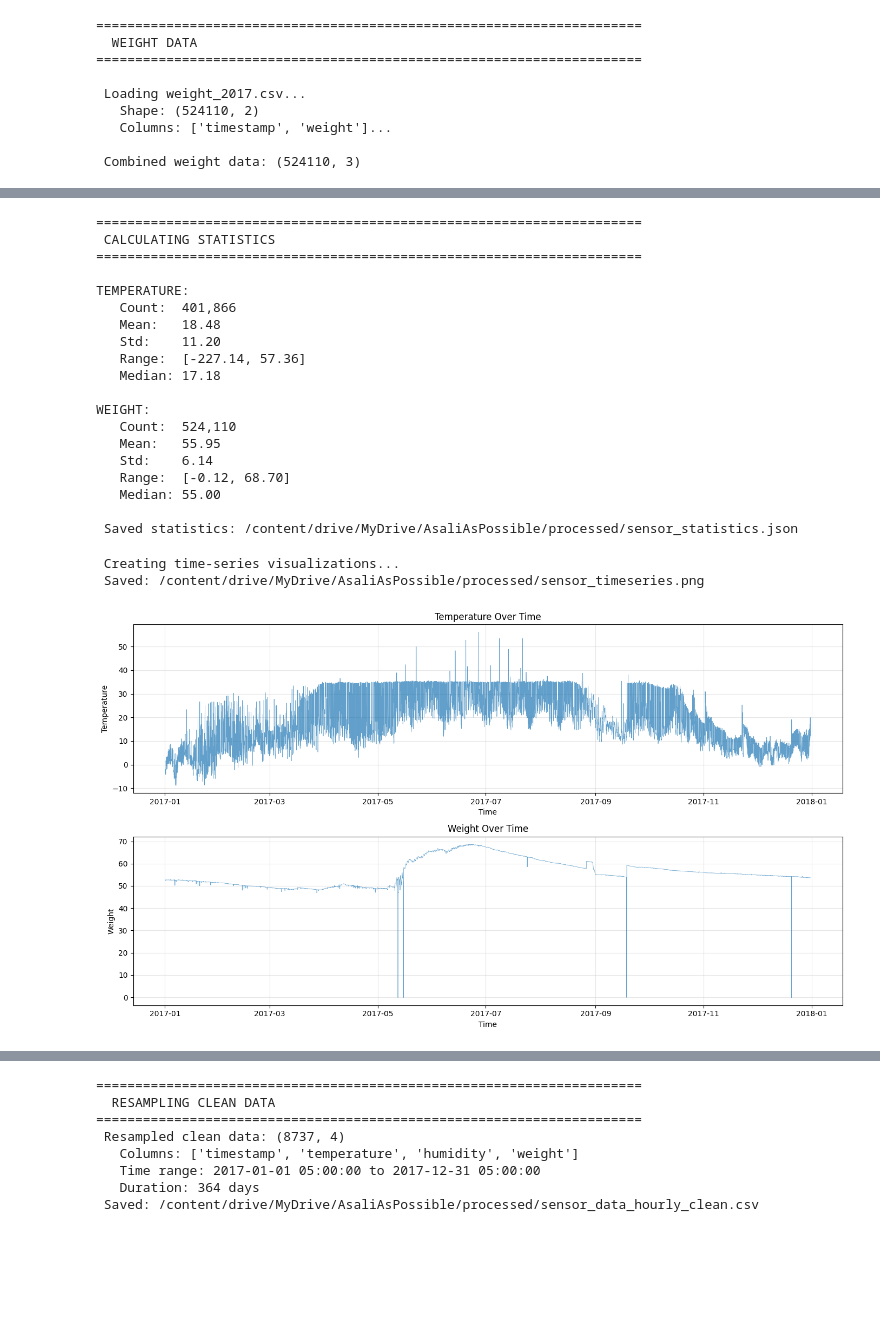
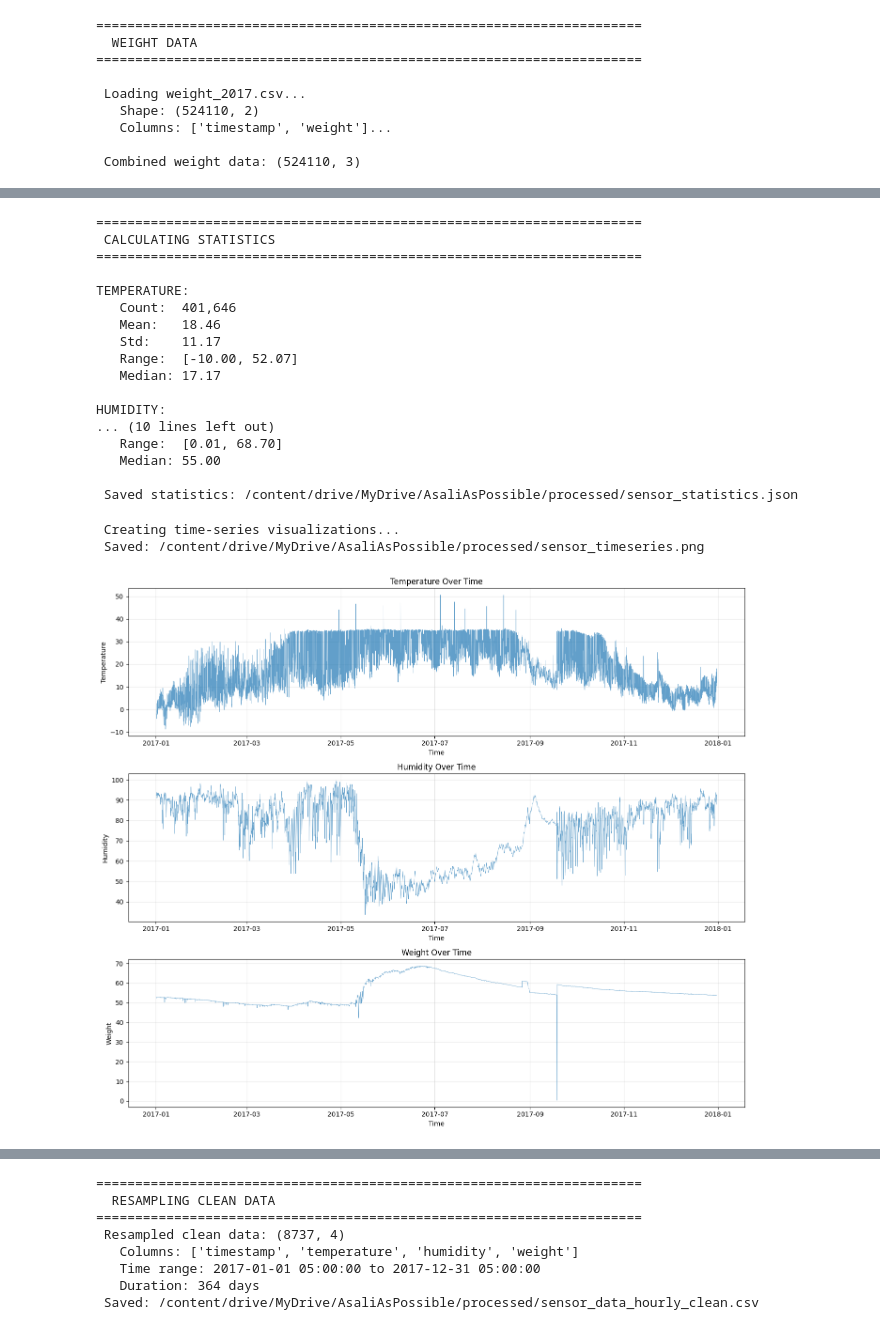
Before and after one commit to RainiBenaiah/Smart-beehive-prototype, a Jupyter notebook: AsaliAsPossible.ipynb, the cells around one changed output, grey strips where cells are left out. Saved outputs shown, nothing was run; the diff lists cells and outputs as text; code cells hidden in the pictures; blank space fills up the shorter version.

```diff
--- a/AsaliAsPossible.ipynb
+++ b/AsaliAsPossible.ipynb
@@ -1237,7 +1235,7 @@ Num GPUs Available: 1
 print("\n Starting training...")
 print(f"{'='*70}")
 
-EPOCHS = 5 #the 5 is for the Purposes of presentation)I have tried with 50 epochs took 2 days due to size of the data,
+EPOCHS = 50 #the 5 is for the Purposes of presentation)I have tried with 50 epochs took 2 days due to size of the data,
 
 history = model.fit(
     train_gen,
@@ -2067,8 +2065,8 @@ print('='*70)
 
 statistics = {}
 
-for sensor_type in df_sensors['sensor_type'].unique():
-    sensor_data = df_sensors[df_sensors['sensor_type'] == sensor_type]['value']
+for sensor_type in df_sensors_clean['sensor_type'].unique():
+    sensor_data = df_sensors_clean[df_sensors_clean['sensor_type'] == sensor_type]['value']
 
     stats = {
         'count': int(len(sensor_data)),
@@ -2101,17 +2099,15 @@ print(f"\n Saved statistics: {stats_path}")
 ======================================================================
 
 TEMPERATURE:
-   Count:  401,866
-   Mean:   18.48
-   Std:    11.20
-   Range:  [-227.14, 57.36]
-   Median: 17.18
+   Count:  401,646
+   Mean:   18.46
+   Std:    11.17
+   Range:  [-10.00, 52.07]
+   Median: 17.17
 
-WEIGHT:
-   Count:  524,110
-   Mean:   55.95
-   Std:    6.14
-   Range:  [-0.12, 68.70]
+HUMIDITY:
+... (10 lines left out)
+   Range:  [0.01, 68.70]
    Median: 55.00
 
  Saved statistics: /content/drive/MyDrive/AsaliAsPossible/processed/sensor_statistics.json
@@ -2119,35 +2115,35 @@ WEIGHT:
 # Time-Series Visualization
 
 print(f"\n Creating time-series visualizations...")
 
 fig, axes = plt.subplots(len(statistics), 1, figsize=(14, 4*len(statistics)))
 if len(statistics) == 1:
     axes = [axes]
 
 for idx, sensor_type in enumerate(statistics.keys()):
-    sensor_df = df_sensors[df_sensors['sensor_type'] == sensor_type].copy()
+    sensor_df = df_sensors_clean[df_sensors_clean['sensor_type'] == sensor_type].copy()
     sensor_df = sensor_df.sort_values('timestamp')
 
     # Sample for visualization (plot every Nth point if too many)
     max_points = 5000
     if len(sensor_df) > max_points:
         step = len(sensor_df) // max_points
         sensor_df = sensor_df.iloc[::step]
 
     axes[idx].plot(sensor_df['timestamp'], sensor_df['value'], alpha=0.7, linewidth=0.5)
     axes[idx].set_title(f'{sensor_type.title()} Over Time')
     axes[idx].set_xlabel('Time')
     axes[idx].set_ylabel(sensor_type.title())
     axes[idx].grid(True, alpha=0.3)
 
 plt.tight_layout()
 plt.savefig(PROCESSED_DIR / 'sensor_timeseries.png', dpi=150, bbox_inches='tight')
 print(f" Saved: {PROCESSED_DIR / 'sensor_timeseries.png'}")
 plt.show()
 # %% [output]
  Creating time-series visualizations...
  Saved: /content/drive/MyDrive/AsaliAsPossible/processed/sensor_timeseries.png
-[figure, old version]
+[figure, new version]
 # %%
 # Extract Daily Patterns
 
```
Also changed, not shown: parts of 34 cells of this notebook.
